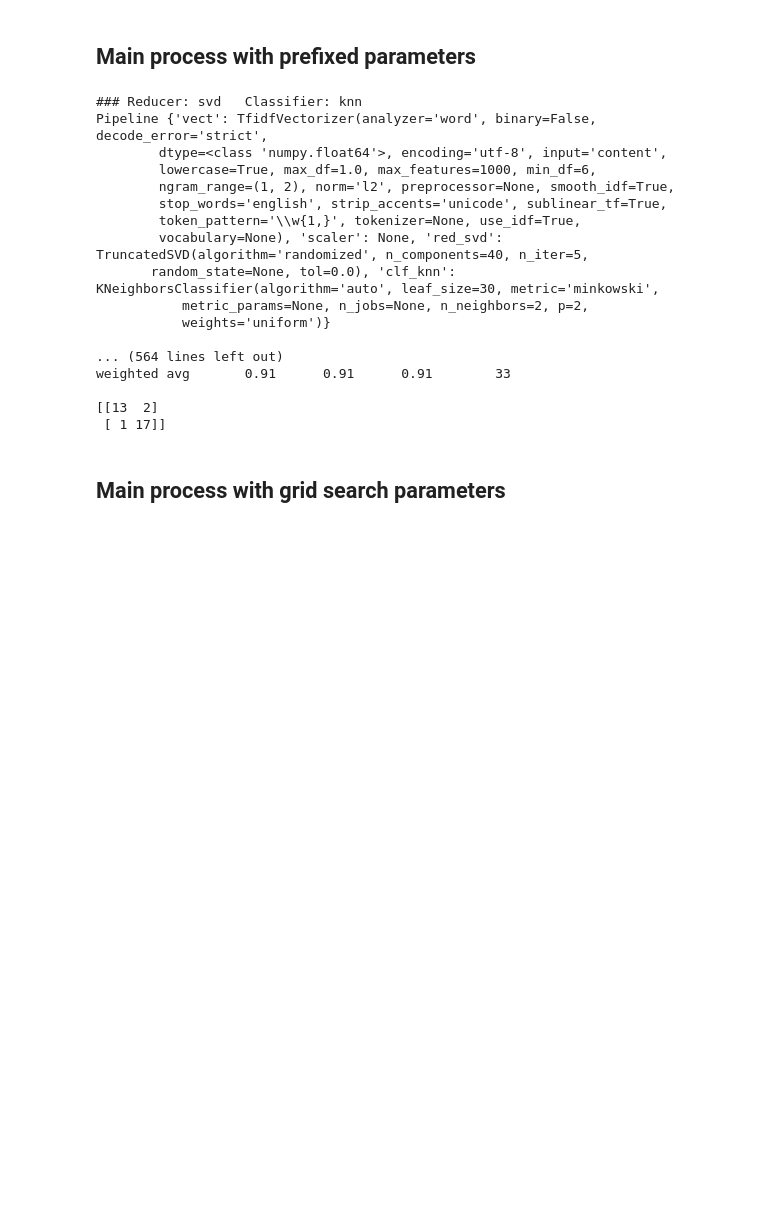
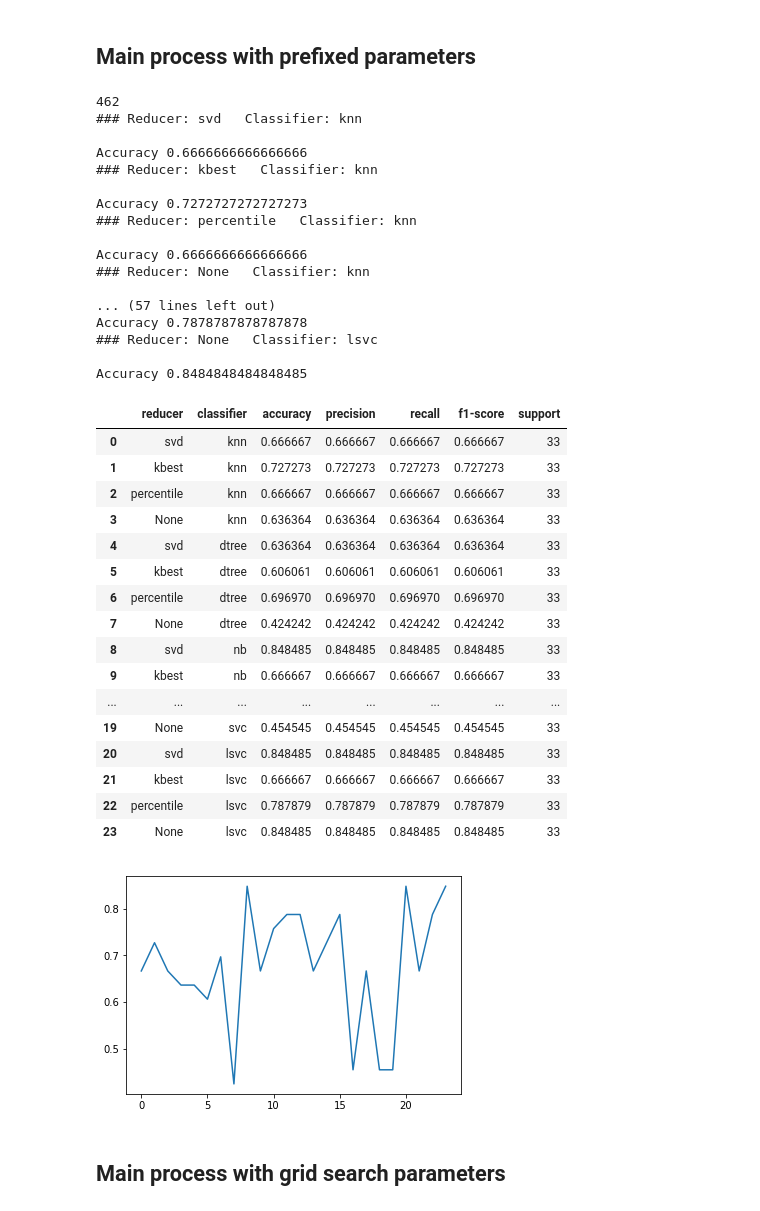
Before and after one commit to nandoide/MINTEX, a Jupyter notebook: TextMining_Assignment.ipynb, the cells around one changed output. Cells and saved outputs as stored; diff of their text form; code cells hidden in the pictures; blank space fills up the shorter version.

Commit message:
WIP Part II Clustering and adjusting pipelines

```diff
--- a/TextMining_Assignment.ipynb
+++ b/TextMining_Assignment.ipynb
@@ -306,6 +329,7 @@ def process_classifications_grid(X_train, y_train, X_test, y_test, parameters, c
 # %% [markdown]
 ## Main process with prefixed parameters
 # %%
+VERBOSE = False
 # First set of parameters
 param_set_1 = {
     'vect__norm': None,
@@ -329,30 +353,53 @@ param_set_1 = {
 }
 
 # More stop words
-#eng_and_custom_stopwords = improve_stop_words(X_train, 200)
-#param_set_1['vect__stop_words'] = eng_and_custom_stopwords
+eng_and_custom_stopwords = improve_stop_words(X_train, 200)
+param_set_1['vect__stop_words'] = eng_and_custom_stopwords
 
-process_classifications(X_train, y_train, X_test, y_test, param_set_1, reducers=REDUCERS, classifiers=CLASSIFIERS)
+data_classifier = process_classifications(X_train, y_train, X_test, y_test, param_set_1,
+                             reducers=REDUCERS, classifiers=CLASSIFIERS)
 
 #process_classifications(X_train, y_train, X_test, y_test, param_set_1)
 # %% [output]
+462
 ### Reducer: svd   Classifier: knn
-Pipeline {'vect': TfidfVectorizer(analyzer='word', binary=False, decode_error='strict',
-        dtype=<class 'numpy.float64'>, encoding='utf-8', input='content',
-        lowercase=True, max_df=1.0, max_features=1000, min_df=6,
-        ngram_range=(1, 2), norm='l2', preprocessor=None, smooth_idf=True,
-        stop_words='english', strip_accents='unicode', sublinear_tf=True,
-        token_pattern='\\w{1,}', tokenizer=None, use_idf=True,
-        vocabulary=None), 'scaler': None, 'red_svd': TruncatedSVD(algorithm='randomized', n_components=40, n_iter=5,
-       random_state=None, tol=0.0), 'clf_knn': KNeighborsClassifier(algorithm='auto', leaf_size=30, metric='minkowski',
-           metric_params=None, n_jobs=None, n_neighbors=2, p=2,
-           weights='uniform')}
 
-... (564 lines left out)
-weighted avg       0.91      0.91      0.91        33
+Accuracy 0.6666666666666666
+### Reducer: kbest   Classifier: knn
 
-[[13  2]
- [ 1 17]]
+Accuracy 0.7272727272727273
+### Reducer: percentile   Classifier: knn
+
+Accuracy 0.6666666666666666
+### Reducer: None   Classifier: knn
+
+... (57 lines left out)
+Accuracy 0.7878787878787878
+### Reducer: None   Classifier: lsvc
+
+Accuracy 0.8484848484848485
+# %%
+display(data_classifier)
+plt.plot(data_classifier['accuracy'].values);
+# %% [output]
+|  | reducer | classifier | accuracy | precision | recall | f1-score | support |
+| 0 | svd | knn | 0.666667 | 0.666667 | 0.666667 | 0.666667 | 33 |
+| 1 | kbest | knn | 0.727273 | 0.727273 | 0.727273 | 0.727273 | 33 |
+| 2 | percentile | knn | 0.666667 | 0.666667 | 0.666667 | 0.666667 | 33 |
+| 3 | None | knn | 0.636364 | 0.636364 | 0.636364 | 0.636364 | 33 |
+| 4 | svd | dtree | 0.636364 | 0.636364 | 0.636364 | 0.636364 | 33 |
+| 5 | kbest | dtree | 0.606061 | 0.606061 | 0.606061 | 0.606061 | 33 |
+| 6 | percentile | dtree | 0.696970 | 0.696970 | 0.696970 | 0.696970 | 33 |
+| 7 | None | dtree | 0.424242 | 0.424242 | 0.424242 | 0.424242 | 33 |
+| 8 | svd | nb | 0.848485 | 0.848485 | 0.848485 | 0.848485 | 33 |
+| 9 | kbest | nb | 0.666667 | 0.666667 | 0.666667 | 0.666667 | 33 |
+| ... | ... | ... | ... | ... | ... | ... | ... |
+| 19 | None | svc | 0.454545 | 0.454545 | 0.454545 | 0.454545 | 33 |
+| 20 | svd | lsvc | 0.848485 | 0.848485 | 0.848485 | 0.848485 | 33 |
+| 21 | kbest | lsvc | 0.666667 | 0.666667 | 0.666667 | 0.666667 | 33 |
+| 22 | percentile | lsvc | 0.787879 | 0.787879 | 0.787879 | 0.787879 | 33 |
+| 23 | None | lsvc | 0.848485 | 0.848485 | 0.848485 | 0.848485 | 33 |
+[figure, added]
 # %% [markdown]
 ## Main process with grid search parameters
 # %%
```
Also changed, not shown: parts of 7 cells of this notebook, 2 other files.
